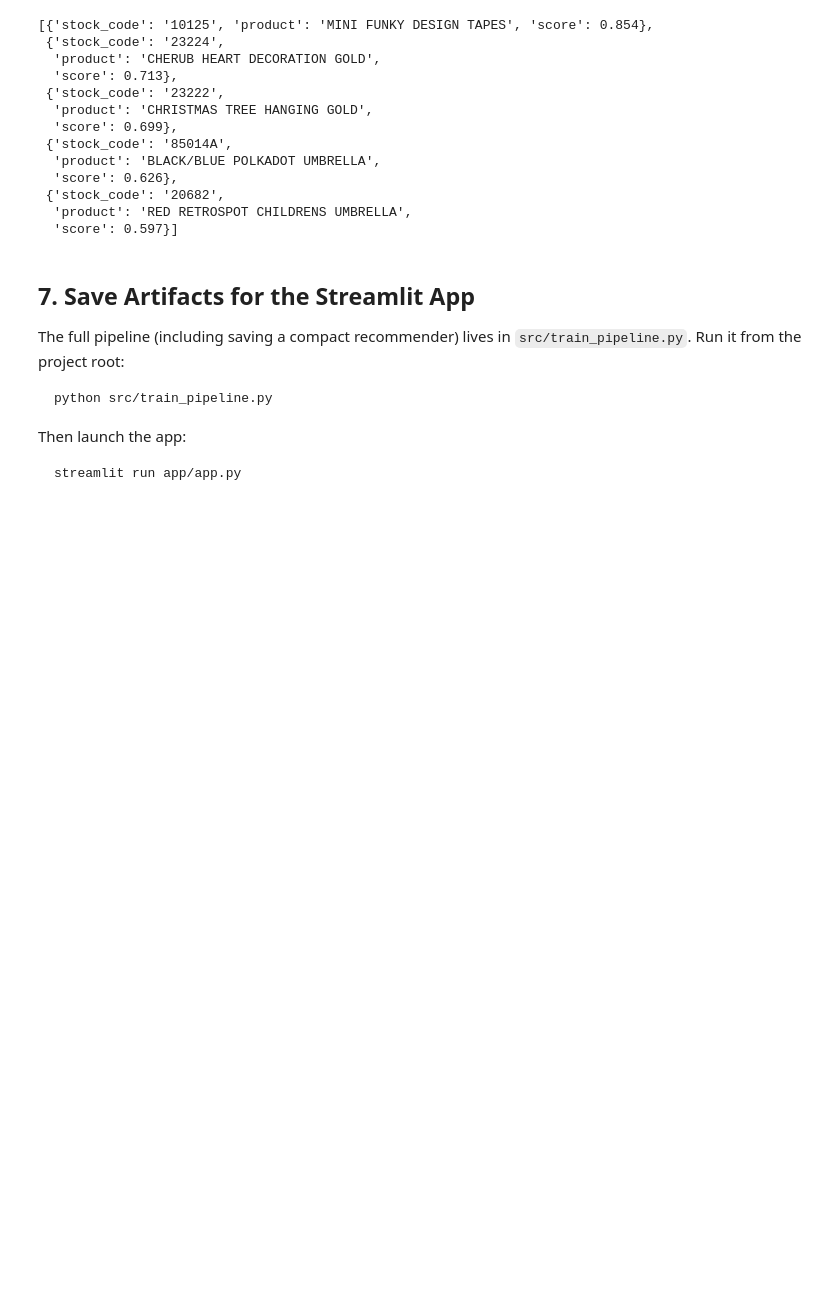
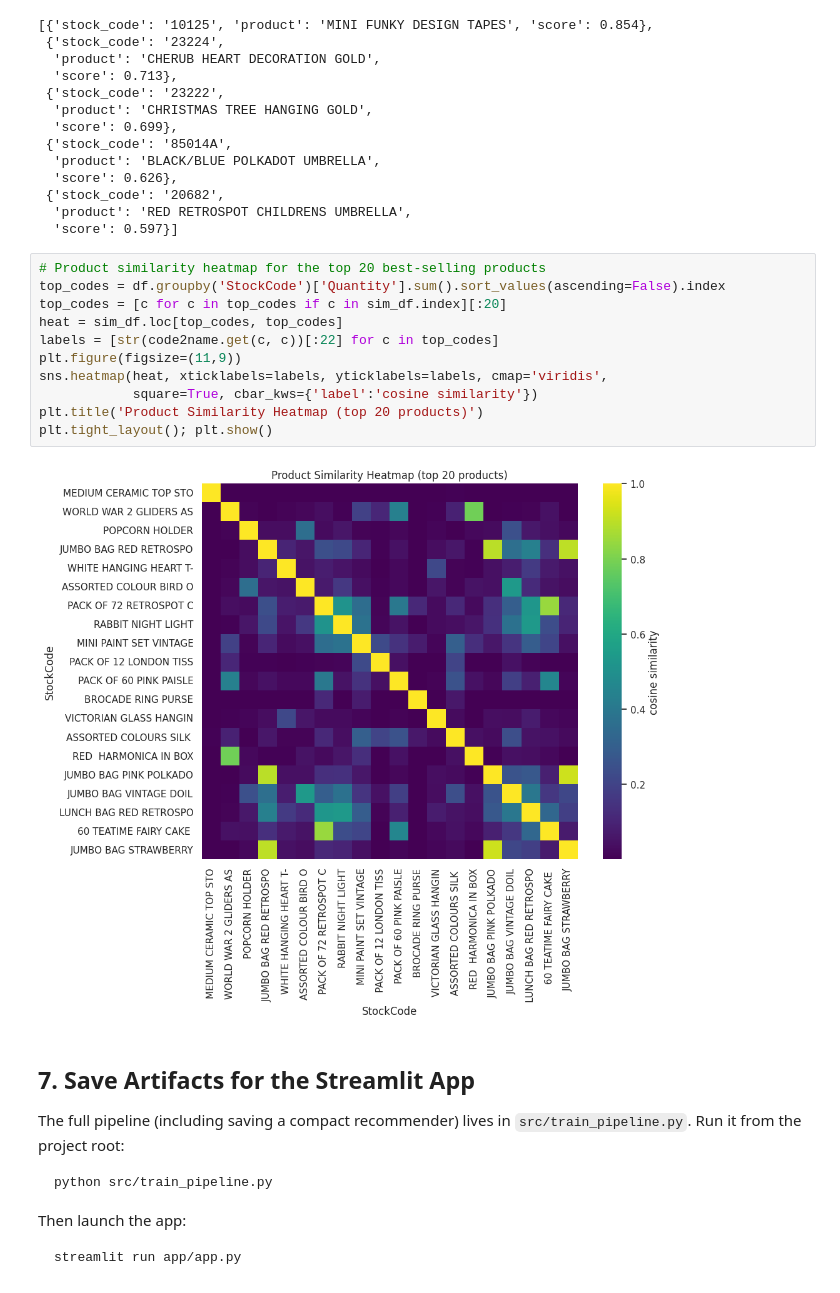
Before and after one commit to omkarphulari01/shopper-spectrum1, a Jupyter notebook: notebooks/shopper_spectrum_analysis.ipynb, the cells around one changed output. Cells and saved outputs as stored; diff of their text form; blank space fills up the shorter version.

```diff
--- a/notebooks/shopper_spectrum_analysis.ipynb
+++ b/notebooks/shopper_spectrum_analysis.ipynb
@@ -270,6 +280,19 @@ Recommendations for: INFLATABLE POLITICAL GLOBE
  {'stock_code': '20682',
   'product': 'RED RETROSPOT CHILDRENS UMBRELLA',
   'score': 0.597}]
+# %%
+# Product similarity heatmap for the top 20 best-selling products
+top_codes = df.groupby('StockCode')['Quantity'].sum().sort_values(ascending=False).index
+top_codes = [c for c in top_codes if c in sim_df.index][:20]
+heat = sim_df.loc[top_codes, top_codes]
+labels = [str(code2name.get(c, c))[:22] for c in top_codes]
+plt.figure(figsize=(11,9))
+sns.heatmap(heat, xticklabels=labels, yticklabels=labels, cmap='viridis',
+            square=True, cbar_kws={'label':'cosine similarity'})
+plt.title('Product Similarity Heatmap (top 20 products)')
+plt.tight_layout(); plt.show()
+# %% [output]
+[figure, added]
 # %% [markdown]
 ## 7. Save Artifacts for the Streamlit App
 
```
Also changed, not shown: parts of 1 cell of this notebook, 3 other files.
